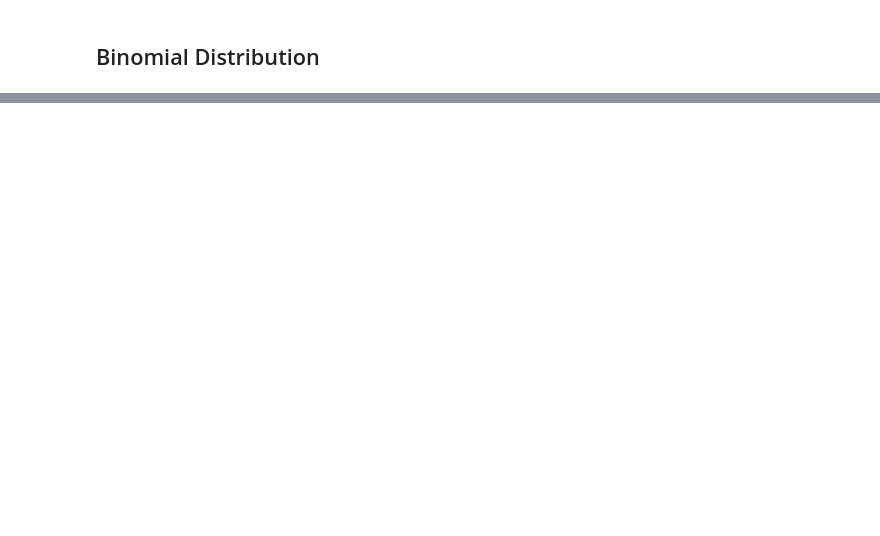
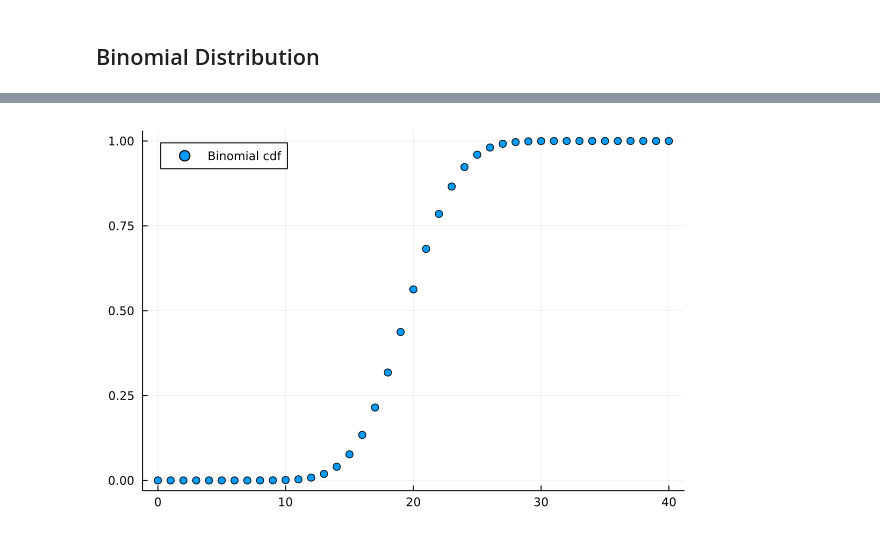
Before and after one commit to SylvainBrouwer/PRML-in-Julia, a Jupyter notebook: notebooks/ch02_probability_distributions.ipynb, the cells around one changed output, grey strips where cells are left out. Drawn from its saved outputs; the diff is of its cells as text; code cells hidden in the pictures; blank space fills up the shorter version.

Commit message:
Added binomial and beta distributions.

```diff
--- a/notebooks/ch02_probability_distributions.ipynb
+++ b/notebooks/ch02_probability_distributions.ipynb
@@ -24,0 +22,10 @@ bar([0, 1], [p_zero, p_one], ylim=(0, 1), xticks=[0,1])
+# %%
+#Plot analytical cdf
+trials = 40
+mu = 0.5
+dist = Binomial(mu, trials)
+X = collect(0:trials)
+cumul = map(x -> cdf(dist, x), X)
+plot(X, cumul, seriestype=:scatter, label="Binomial cdf")
+# %% [output]
+[figure, added]
```
Also changed, not shown: parts of 7 cells of this notebook, 13 other files.
